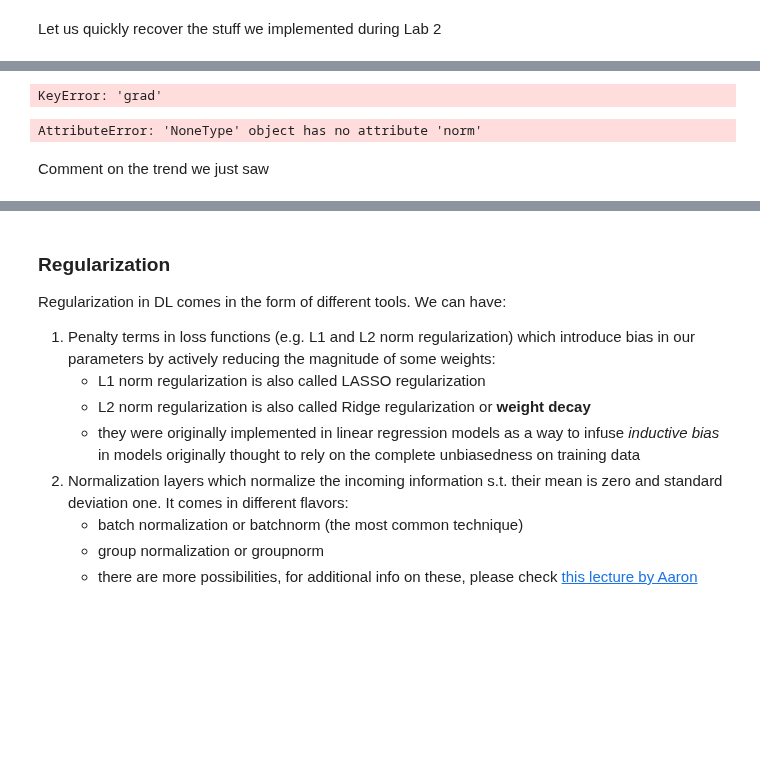
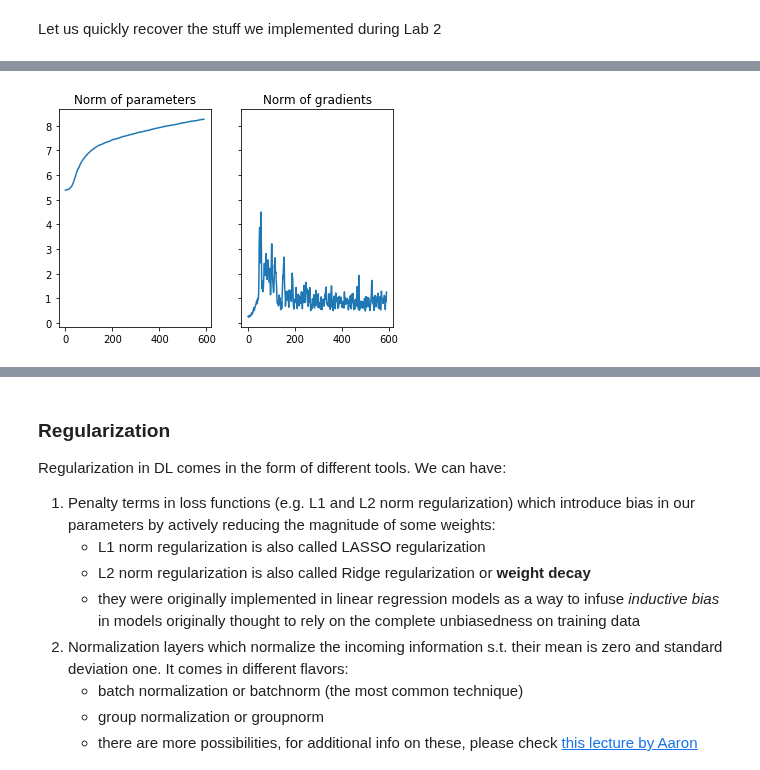
Before and after one commit to ansuini/DSSC_DL_2021, a Jupyter notebook: labs/03-regularization.ipynb, the cells around one changed output, grey strips where cells are left out. Saved outputs shown, nothing was run; the diff lists cells and outputs as text; code cells hidden in the pictures; blank space fills up the shorter version.

```diff
--- a/labs/03-regularization.ipynb
+++ b/labs/03-regularization.ipynb
@@ -70,7 +136,10 @@ def train_epoch(model, dataloader, loss_fn, optimizer, loss_meter, performance_m
         performance_meter.update(val=acc, n=X.shape[0])
 
         if trajectory is not None:
-            trajectory.append({k: v.clone() for k, v in model.state_dict().items()})
+
+            params_norm, gradients_norm = get_params_and_gradients_norm(model.named_parameters())
+            trajectory["parameters"].append(params_norm)
+            trajectory["gradients"].append(gradients_norm)
 
 def train_model(model, dataloader, loss_fn, optimizer, num_epochs, checkpoint_loc=None, checkpoint_name="checkpoint.pt", performance=accuracy, trajectory=None): # note: I've added a generic performance to replace accuracy and an object where to store the trajectory
 
@@ -98,11 +167,6 @@ def train_model(model, dataloader, loss_fn, optimizer, num_epochs, checkpoint_lo
             }
             torch.save(checkpoint_dict, os.path.join(checkpoint_loc, checkpoint_name))
 
-        # append the current params to the trajectory
-        # if trajectory is not None:
-        #     current_state_dict = {k: v.clone() for k, v in model.state_dict().items()} # comment on this line - why that and not `model.state_dict()`
-        #     trajectory.append(current_state_dict)
-
     return loss_meter.sum, performance_meter.avg, trajectory
 
 def test_model(model, dataloader, performance=accuracy, loss_fn=None):
@@ -139,4 +203,4 @@ model = MLP()
 loss_fn = nn.CrossEntropyLoss()
 optimizer = torch.optim.SGD(model.parameters(), lr=learn_rate)
 
-trajectory = [model.state_dict()] # we want to store the trajectory at initialization as well
+trajectory = {"parameters": [], "gradients": []}
@@ -234,6 +218,0 @@ def train_epoch(model, dataloader, loss_fn, optimizer, loss_meter, performance_m
-# %%
-model = MLP()
-loss_fn = nn.CrossEntropyLoss()
-optimizer = torch.optim.SGD(model.parameters(), lr=learn_rate)
-trajectory = [[], []]
-train_loss, train_acc, trajectory = train_model(model, trainloader, loss_fn, optimizer, num_epochs, trajectory=trajectory)
@@ -260,4 +218,0 @@ e-03,
-# %%
-trajectories_grad_flattened = [flatten_parameters(t["grad"]) for t in trajectory]
-# %% [output]
-KeyError: 'grad'
@@ -266,6 +219,12 @@ trajectories_flattened[0].grad
-# %%
-trajectories_grad_norms = [f.grad.norm() for f in trajectories_flattened]
-# %% [output]
-AttributeError: 'NoneType' object has no attribute 'norm'
-# %% [markdown]
-Comment on the trend we just saw
+# %%
+def plot_trajectory(trajectory):
+    fig, (ax1, ax2) = plt.subplots(1,2, sharey=True)
+    ax1.plot(trajectory["parameters"])
+    ax1.set_title("Norm of parameters")
+    ax2.plot(trajectory["gradients"])
+    ax2.set_title("Norm of gradients")
+    plt.show()
+# %%
+plot_trajectory(trajectory)
+# %% [output]
+[figure, added]
```
Also changed, not shown: parts of 29 cells of this notebook.
